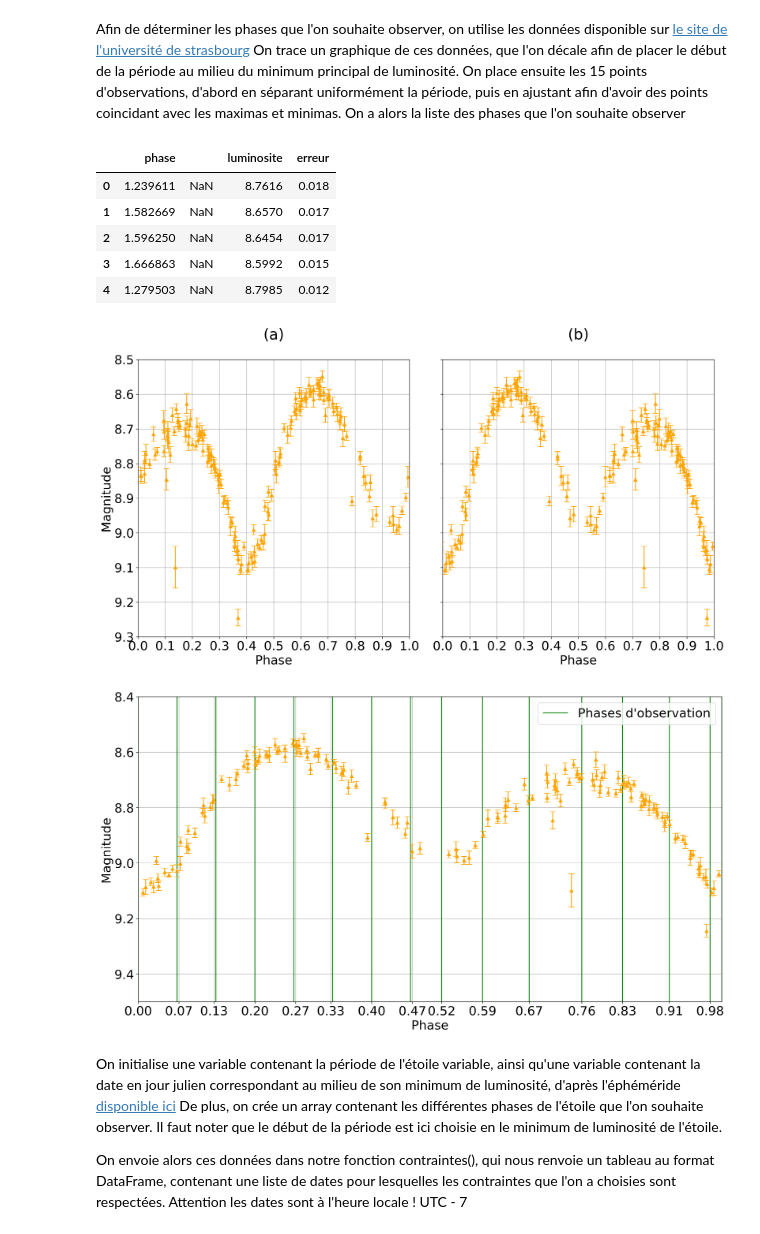
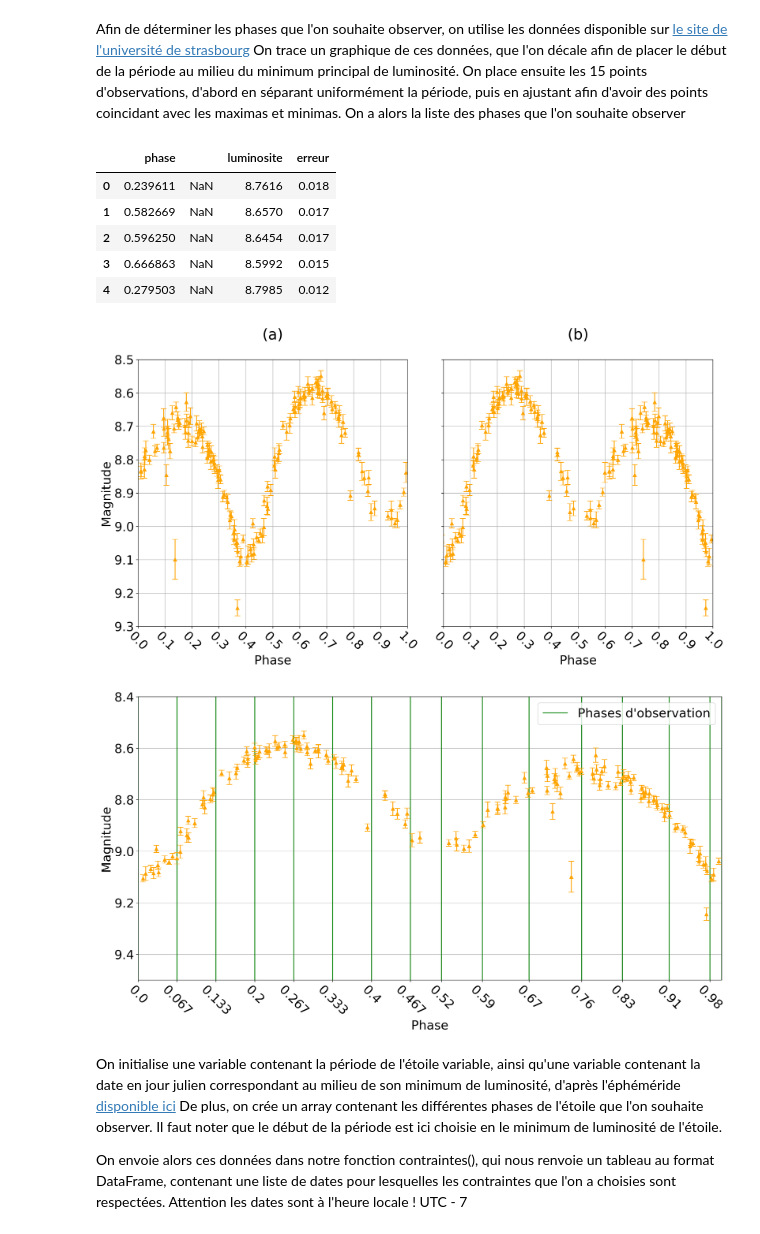
Before and after one commit to nicolasGrim/stage_astro, a Jupyter notebook: Calcul dates d'observation du boo.ipynb, the cells around one changed output. Cells and saved outputs as stored; diff of their text form; code cells hidden in the pictures.

Commit message:
Rotation des indices d'absisse des graphiques

```diff
--- a/Calcul dates d'observation du boo.ipynb
+++ b/Calcul dates d'observation du boo.ipynb
@@ -74,28 +71,29 @@ Afin de déterminer les phases que l'on souhaite observer, on utilise les donné
 On trace un graphique de ces données, que l'on décale afin de placer le début de la période au milieu du minimum principal de luminosité. On place ensuite les 15 points d'observations, d'abord en séparant uniformément la période, puis en ajustant afin d'avoir des points coincidant avec les maximas et minimas.
 On a alors la liste des phases que l'on souhaite observer
 # %%
-ephe = pd.read_csv('data/luminosite', delimiter = ' ', skiprows = 6, header = None,
+lum = pd.read_csv('data/luminosite', delimiter = ' ', skiprows = 6, header = None,
                    names = ['phase', '', 'luminosite', 'erreur'])
-lum = ephe.copy()
-lum['phase'] = lum['phase'] +1
 lum.head()
 # %% [output]
 |  | phase |  | luminosite | erreur |
-| 0 | 1.239611 | NaN | 8.7616 | 0.018 |
-| 1 | 1.582669 | NaN | 8.6570 | 0.017 |
-| 2 | 1.596250 | NaN | 8.6454 | 0.017 |
-| 3 | 1.666863 | NaN | 8.5992 | 0.015 |
-| 4 | 1.279503 | NaN | 8.7985 | 0.012 |
+| 0 | 0.239611 | NaN | 8.7616 | 0.018 |
+| 1 | 0.582669 | NaN | 8.6570 | 0.017 |
+| 2 | 0.596250 | NaN | 8.6454 | 0.017 |
+| 3 | 0.666863 | NaN | 8.5992 | 0.015 |
+| 4 | 0.279503 | NaN | 8.7985 | 0.012 |
 # %%
 
 fig, ax = plt.subplots(1, 2, dpi = 300, figsize = (16, 9), sharey = True)
 
+xticks = np.around(np.linspace(0, 1, 11), 1)
+
 ax[0].set_title('(a)\n')
 
-ax[0].errorbar(ephe['phase'], ephe['luminosite'], fmt = '^', yerr = ephe['erreur'],
+ax[0].errorbar(lum['phase'], lum['luminosite'], fmt = '^', yerr = lum['erreur'],
             capsize = 5, c = 'orange')
 
-ax[0].xaxis.set_major_locator(MultipleLocator(0.1))
+ax[0].set_xticks(xticks)
+ax[0].set_xticklabels(xticks, rotation = -45)
 ax[0].grid(which = 'both')
 
 ax[0].set_xlim(0, 1)
@@ -108,12 +106,13 @@ ax[0].invert_yaxis()
 
 ax[1].set_title('(b)\n')
 
+ax[1].errorbar(lum['phase'] + (1- 0.395), lum['luminosite'], fmt = '^', yerr = lum['erreur'],
+            capsize = 5,  c ='orange')
 ax[1].errorbar(lum['phase'] - 0.395, lum['luminosite'], fmt = '^', yerr = lum['erreur'],
-            capsize = 5,  c ='orange')
-ax[1].errorbar(ephe['phase'] - 0.395, ephe['luminosite'], fmt = '^', yerr = ephe['erreur'],
             capsize = 5, c = 'orange')
 
-ax[1].xaxis.set_major_locator(MultipleLocator(0.1))
+ax[1].set_xticks(xticks)
+ax[1].set_xticklabels(xticks, rotation = -45)
 ax[1].grid(which = 'both')
 
 ax[1].set_xlim(0, 1)
@@ -126,44 +125,45 @@ fig.tight_layout()
 
 fig.savefig('figures/cds_luminosite_centree.png')
 # %% [output]
-[figure, old version]
+[figure, new version]
 # %%
 
 phases = np.linspace(0, 1, 16)
 phases[-8:] = [0.52 , 0.59, 0.67,0.76, 0.83, 0.91, 0.98, 1.0]
 
 
 fig, ax = plt.subplots(1, 1, dpi = 300, figsize = (16, 9))
 
 
 
 
+ax.errorbar(lum['phase']+ (1 - 0.395), lum['luminosite'], fmt = '^', yerr = lum['erreur'],
+            capsize = 5,  c ='orange')
 ax.errorbar(lum['phase'] - 0.395, lum['luminosite'], fmt = '^', yerr = lum['erreur'],
-            capsize = 5,  c ='orange')
-ax.errorbar(ephe['phase'] - 0.395, ephe['luminosite'], fmt = '^', yerr = ephe['erreur'],
             capsize = 5, c = 'orange')
 ax.vlines(phases, 8.4, 9.5, color = 'g', label = 'Phases d\'observation')
 
 
 
 
 ax.set_xlim(0, 1)
 ax.set_xlabel('Phase')
 
 ax.set_ylim(8.4, 9.5)
 ax.set_ylabel('Magnitude')
 ax.invert_yaxis()
 
-ax.set_xticks(np.around(phases[0:-1], 2))
+ax.set_xticks(phases[0:-1])
+ax.set_xticklabels(np.around(phases[0:-1], 3), rotation = -45)
 ax.grid()
 
 ax.legend()
 
 fig.tight_layout()
 
 fig.savefig('figures/cds_luminosite_centree_phases')
 # %% [output]
-[figure, old version]
+[figure, new version]
 # %% [markdown]
 On initialise une variable contenant la période de l'étoile variable, ainsi qu'une variable contenant la date en jour julien correspondant au milieu de son minimum de luminosité, d'après l'éphéméride [disponible ici]('https://www.aavso.org/vsx/index.php?view=detail.ephemeris&nolayout=1&oid=4446' "aavso")
 De plus, on crée un array contenant les différentes phases de l'étoile que l'on souhaite observer. Il faut noter que le début de la période est ici choisie en le minimum de luminosité de l'étoile.
```
Also changed, not shown: parts of 2 cells of this notebook.
